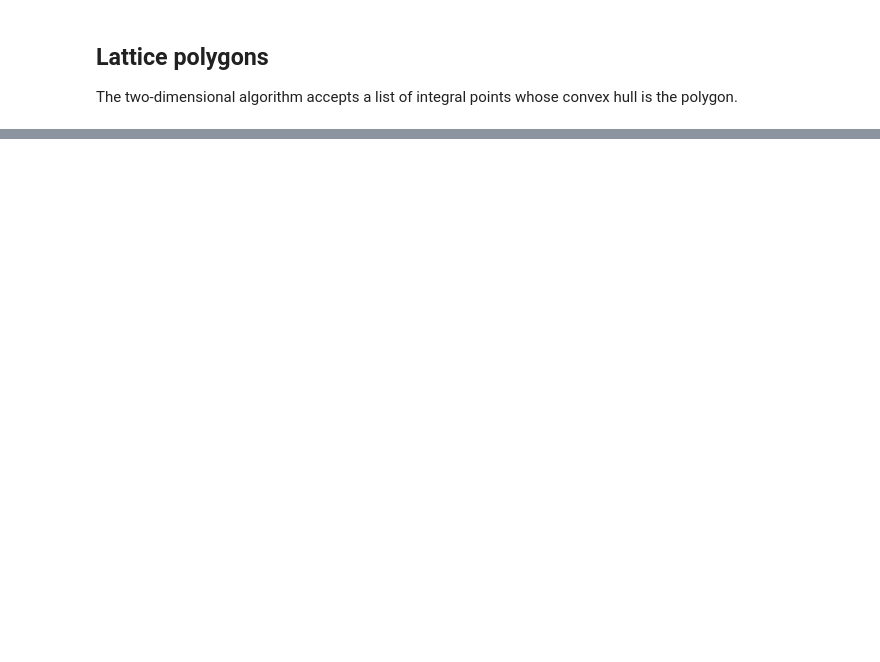
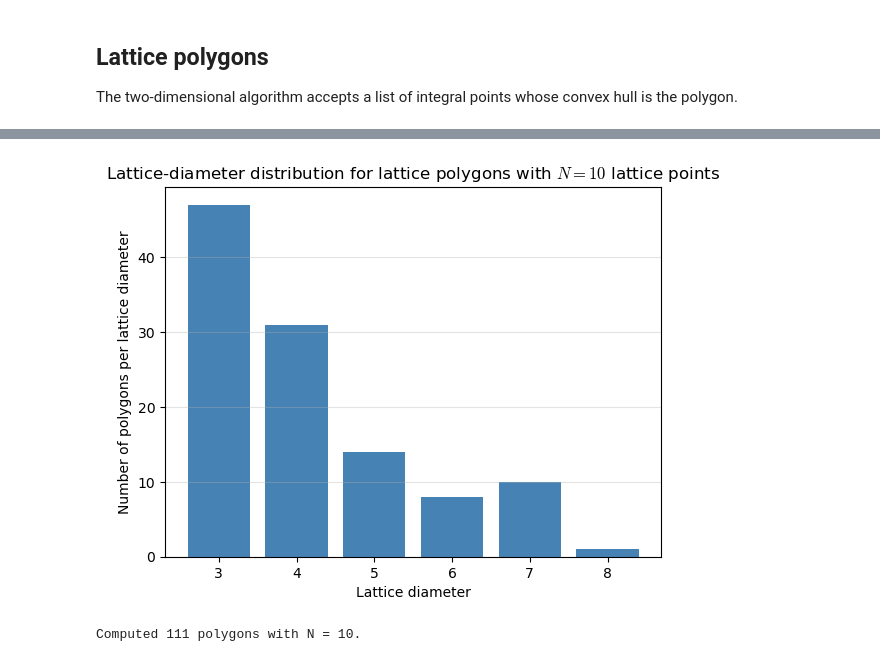
Before and after one commit to aebrose/lattice-diameters, a Jupyter notebook: examples.ipynb, the cells around one changed output, grey strips where cells are left out. Saved outputs shown, nothing was run; the diff lists cells and outputs as text; code cells hidden in the pictures; blank space fills up the shorter version.

```diff
--- a/examples.ipynb
+++ b/examples.ipynb
@@ -42,7 +53,11 @@ G.show(viewer="threejs", online=True)
 # %%
-vertices = [(0,0,0), (2,0,1), (0,QQ(3)/2,0), (0,0,QQ(5)/3)]
+vertices = [(5, 1, 0), (5, 0, 1), (4, -1, -1), (-4, -1, 0), (-4, 0, -1), (-5, 1, 1)]
 
 ld, ld_seg = lattice_diameter_ILP_by_vertices(vertices)
 
 print("Lattice diameter:", ld)
 print("A lattice-diameter segment:", ld_seg)
+
+G = plot_lattice_diameter([ld_seg], vertices=vertices)
+G.show(viewer="threejs", online=True)
+#G.show(viewer="tachyon", aspect_ratio=1)
@@ -52,0 +74,34 @@ G.show(viewer="threejs", online=True)
+# %%
+import json
+from collections import Counter
+from pathlib import Path
+import matplotlib.pyplot as plt
+
+#Choose N here
+N = 10
+
+data = json.loads(Path("lattice_polygons_by_N.json").read_text())
+
+polygons = [
+    [tuple(vertex) for vertex in record["vertices"]]
+    for record in data["polygons"] if record["N"] == N
+]
+
+diameters = [ int(lattice_diameter_2d(vertices)[0]) for vertices in polygons ]
+
+counts = Counter(diameters)
+L_values = sorted(counts)
+
+#plt.figure(figsize=(6, 4))
+plt.xticks(L_values)
+plt.xlabel("Lattice diameter")
+plt.ylabel("Number of polygons per lattice diameter")
+plt.title(f"Lattice-diameter distribution for lattice polygons with $N = {N}$ lattice points")
+plt.grid(axis="y", alpha=0.35)
+plt.bar(L_values, [counts[L] for L in L_values], color="steelblue")
+plt.show()
+
+print(f"Computed {len(polygons)} polygons with N = {N}.")
+# %% [output]
+[figure, added]
+Computed 111 polygons with N = 10.
```
Also changed, not shown: parts of 11 cells of this notebook, 3 other files.
